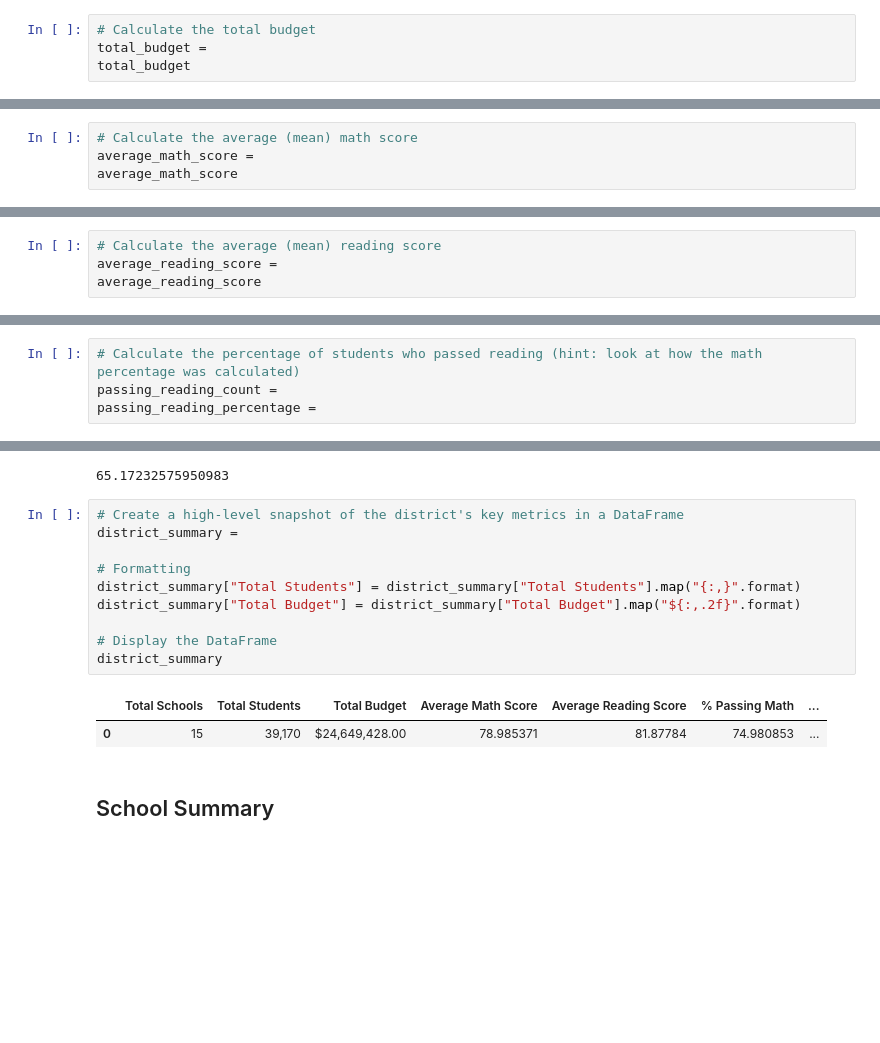
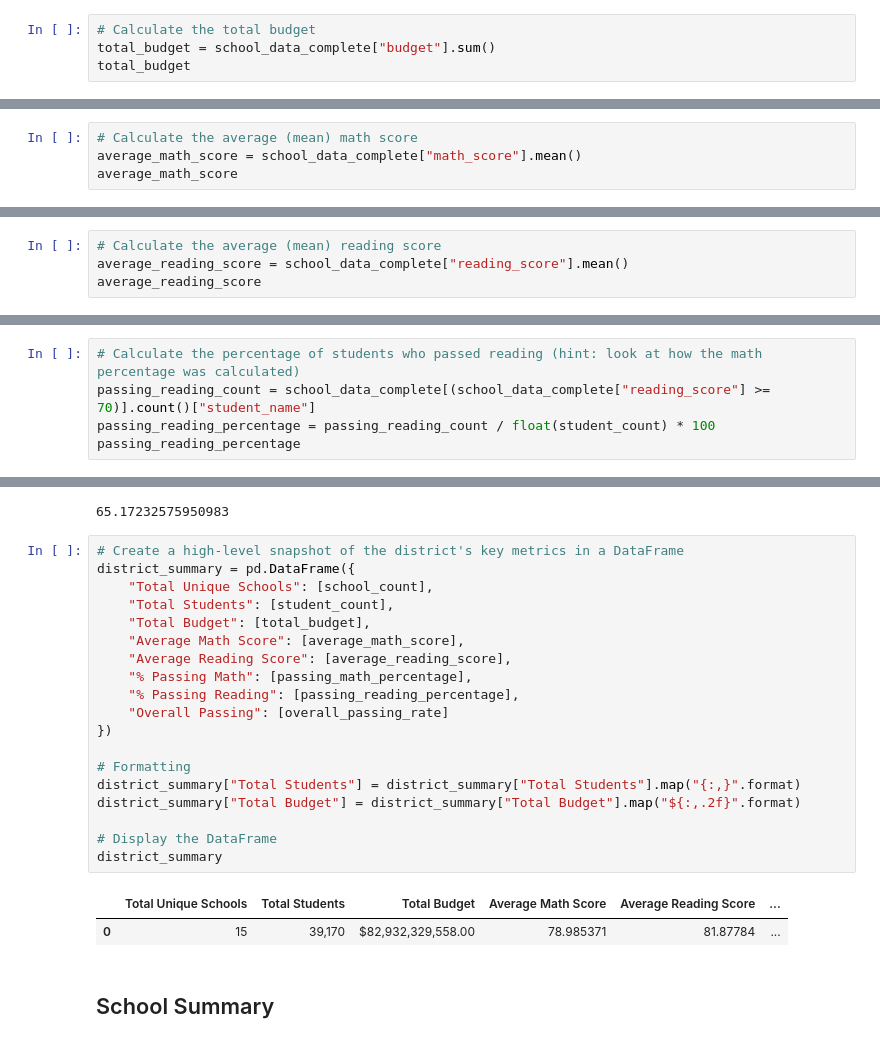
Before and after one commit to sebastian2796/pandas-challenge, a Jupyter notebook: Starter_Code (1)/Starter_Code/PyCitySchools/PyCitySchools_starter.ipynb, the cells around one changed output, grey strips where cells are left out. Drawn from its saved outputs; the diff is of its cells as text; blank space fills up the shorter version.

Commit message:
district summary done

```diff
--- a/Starter_Code (1)/Starter_Code/PyCitySchools/PyCitySchools_starter.ipynb
+++ b/Starter_Code (1)/Starter_Code/PyCitySchools/PyCitySchools_starter.ipynb
@@ -43,6 +43,6 @@ student_count
 39170
 # %%
 # Calculate the total budget
-total_budget =
+total_budget = school_data_complete["budget"].sum()
 total_budget
 # %% [output]
@@ -50,12 +50,12 @@ total_budget
 # %%
 # Calculate the average (mean) math score
-average_math_score =
+average_math_score = school_data_complete["math_score"].mean()
 average_math_score
 # %% [output]
 78.98537145774827
 # %%
 # Calculate the average (mean) reading score
-average_reading_score =
+average_reading_score = school_data_complete["reading_score"].mean()
 average_reading_score
 # %% [output]
 81.87784018381414
@@ -68,5 +68,6 @@ passing_math_percentage
 74.9808526933878
 # %%
 # Calculate the percentage of students who passed reading (hint: look at how the math percentage was calculated)
-passing_reading_count =
-passing_reading_percentage =
+passing_reading_count = school_data_complete[(school_data_complete["reading_score"] >= 70)].count()["student_name"]
+passing_reading_percentage = passing_reading_count / float(student_count) * 100
+passing_reading_percentage
@@ -81,17 +84,26 @@ overall_passing_rate
 65.17232575950983
 # %%
 # Create a high-level snapshot of the district's key metrics in a DataFrame
-district_summary =
+district_summary = pd.DataFrame({
+    "Total Unique Schools": [school_count],
+    "Total Students": [student_count],
+    "Total Budget": [total_budget],
+    "Average Math Score": [average_math_score],
+    "Average Reading Score": [average_reading_score],
+    "% Passing Math": [passing_math_percentage],
+    "% Passing Reading": [passing_reading_percentage],
+    "Overall Passing": [overall_passing_rate]
+})
 
 # Formatting
 district_summary["Total Students"] = district_summary["Total Students"].map("{:,}".format)
 district_summary["Total Budget"] = district_summary["Total Budget"].map("${:,.2f}".format)
 
 # Display the DataFrame
 district_summary
 # %% [output]
-|  | Total Schools | Total Students | Total Budget | Average Math Score | Average Reading Score | % Passing Math | ... |
-| 0 | 15 | 39,170 | $24,649,428.00 | 78.985371 | 81.87784 | 74.980853 | ... |
+|  | Total Unique Schools | Total Students | Total Budget | Average Math Score | Average Reading Score | ... |
+| 0 | 15 | 39,170 | $82,932,329,558.00 | 78.985371 | 81.87784 | ... |
 # %% [markdown]
 ## School Summary
 # %%
```
Also changed, not shown: parts of 3 cells of this notebook.
